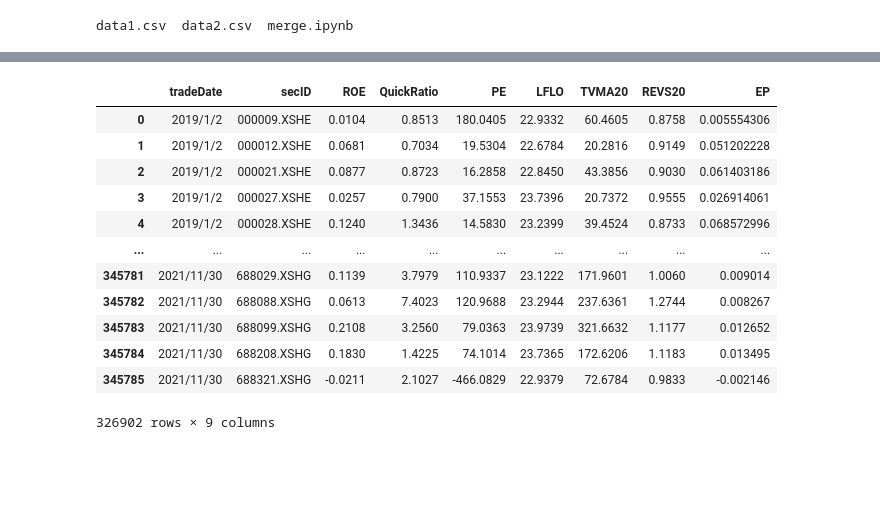
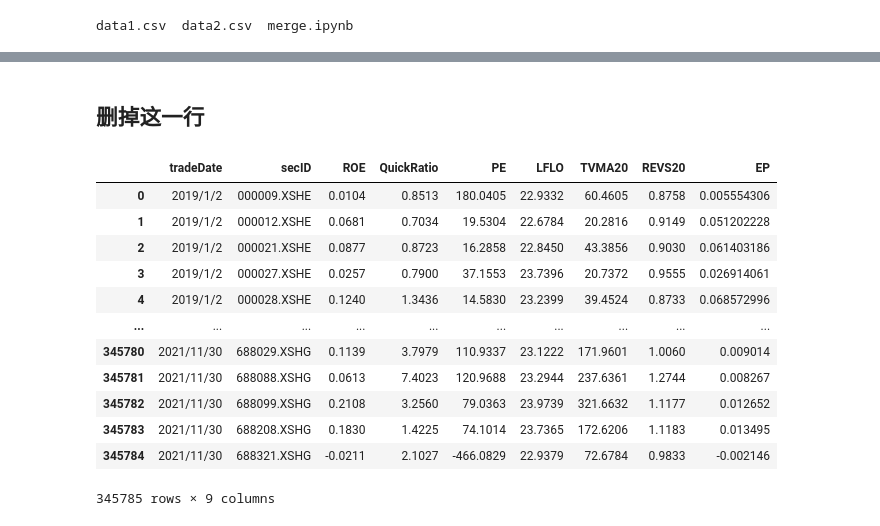
Before and after one commit to AIboy996/jupyter-server, a Jupyter notebook: MergeSecurityData/merge.ipynb, the cells around one changed output, grey strips where cells are left out. Saved outputs shown, nothing was run; the diff lists cells and outputs as text; code cells hidden in the pictures; blank space fills up the shorter version.

```diff
--- a/MergeSecurityData/merge.ipynb
+++ b/MergeSecurityData/merge.ipynb
@@ -15,16 +60,4 @@ df1.columns[11]
+# %% [markdown]
+## 删掉这一行
 # %%
-df1.drop(['Unnamed: 0','dailyReturnNoReinv','YOYROE'],axis=1).dropna()
+df1.drop(index=32325,axis=0,inplace=True)
-# %% [output]
-|  | tradeDate | secID | ROE | QuickRatio | PE | LFLO | TVMA20 | REVS20 | EP |
-| 0 | 2019/1/2 | 000009.XSHE | 0.0104 | 0.8513 | 180.0405 | 22.9332 | 60.4605 | 0.8758 | 0.005554306 |
-| 1 | 2019/1/2 | 000012.XSHE | 0.0681 | 0.7034 | 19.5304 | 22.6784 | 20.2816 | 0.9149 | 0.051202228 |
-| 2 | 2019/1/2 | 000021.XSHE | 0.0877 | 0.8723 | 16.2858 | 22.8450 | 43.3856 | 0.9030 | 0.061403186 |
-| 3 | 2019/1/2 | 000027.XSHE | 0.0257 | 0.7900 | 37.1553 | 23.7396 | 20.7372 | 0.9555 | 0.026914061 |
-| 4 | 2019/1/2 | 000028.XSHE | 0.1240 | 1.3436 | 14.5830 | 23.2399 | 39.4524 | 0.8733 | 0.068572996 |
-| ... | ... | ... | ... | ... | ... | ... | ... | ... | ... |
-| 345781 | 2021/11/30 | 688029.XSHG | 0.1139 | 3.7979 | 110.9337 | 23.1222 | 171.9601 | 1.0060 | 0.009014 |
-| 345782 | 2021/11/30 | 688088.XSHG | 0.0613 | 7.4023 | 120.9688 | 23.2944 | 237.6361 | 1.2744 | 0.008267 |
-| 345783 | 2021/11/30 | 688099.XSHG | 0.2108 | 3.2560 | 79.0363 | 23.9739 | 321.6632 | 1.1177 | 0.012652 |
-| 345784 | 2021/11/30 | 688208.XSHG | 0.1830 | 1.4225 | 74.1014 | 23.7365 | 172.6206 | 1.1183 | 0.013495 |
-| 345785 | 2021/11/30 | 688321.XSHG | -0.0211 | 2.1027 | -466.0829 | 22.9379 | 72.6784 | 0.9833 | -0.002146 |
-326902 rows × 9 columns
@@ -31 +68,17 @@ df1.drop(['Unnamed: 0','dailyReturnNoReinv','YOYROE'],axis=1).dropna()
+# %%
+df1
+# %% [output]
+|  | tradeDate | secID | ROE | QuickRatio | PE | LFLO | TVMA20 | REVS20 | EP |
+| 0 | 2019/1/2 | 000009.XSHE | 0.0104 | 0.8513 | 180.0405 | 22.9332 | 60.4605 | 0.8758 | 0.005554306 |
+| 1 | 2019/1/2 | 000012.XSHE | 0.0681 | 0.7034 | 19.5304 | 22.6784 | 20.2816 | 0.9149 | 0.051202228 |
+| 2 | 2019/1/2 | 000021.XSHE | 0.0877 | 0.8723 | 16.2858 | 22.8450 | 43.3856 | 0.9030 | 0.061403186 |
+| 3 | 2019/1/2 | 000027.XSHE | 0.0257 | 0.7900 | 37.1553 | 23.7396 | 20.7372 | 0.9555 | 0.026914061 |
+| 4 | 2019/1/2 | 000028.XSHE | 0.1240 | 1.3436 | 14.5830 | 23.2399 | 39.4524 | 0.8733 | 0.068572996 |
+| ... | ... | ... | ... | ... | ... | ... | ... | ... | ... |
+| 345780 | 2021/11/30 | 688029.XSHG | 0.1139 | 3.7979 | 110.9337 | 23.1222 | 171.9601 | 1.0060 | 0.009014 |
+| 345781 | 2021/11/30 | 688088.XSHG | 0.0613 | 7.4023 | 120.9688 | 23.2944 | 237.6361 | 1.2744 | 0.008267 |
+| 345782 | 2021/11/30 | 688099.XSHG | 0.2108 | 3.2560 | 79.0363 | 23.9739 | 321.6632 | 1.1177 | 0.012652 |
+| 345783 | 2021/11/30 | 688208.XSHG | 0.1830 | 1.4225 | 74.1014 | 23.7365 | 172.6206 | 1.1183 | 0.013495 |
+| 345784 | 2021/11/30 | 688321.XSHG | -0.0211 | 2.1027 | -466.0829 | 22.9379 | 72.6784 | 0.9833 | -0.002146 |
+345785 rows × 9 columns
 # %%
```
Also changed, not shown: parts of 29 cells of this notebook, 1 other file.
